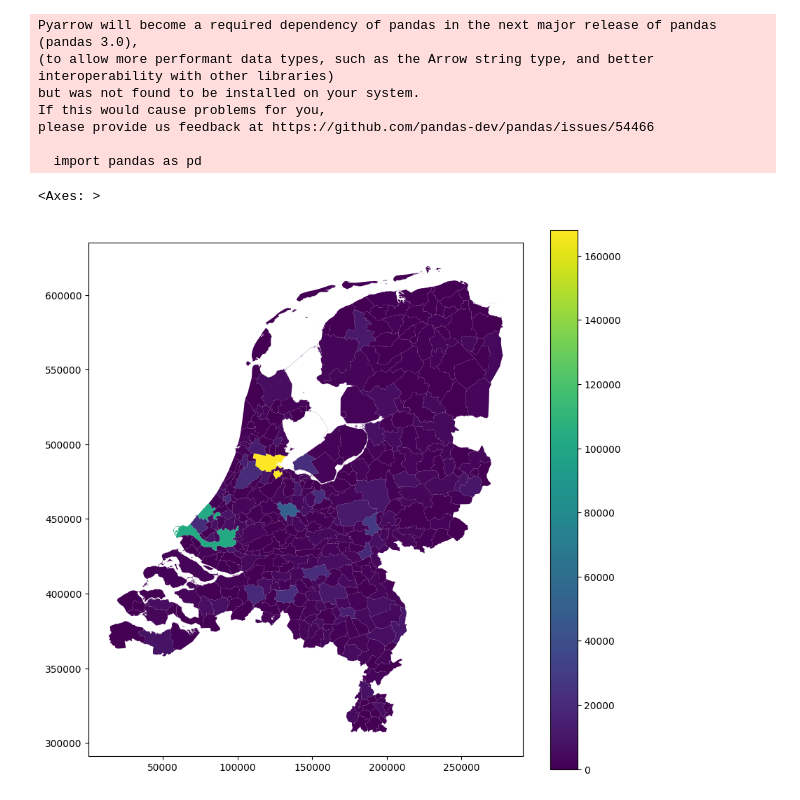
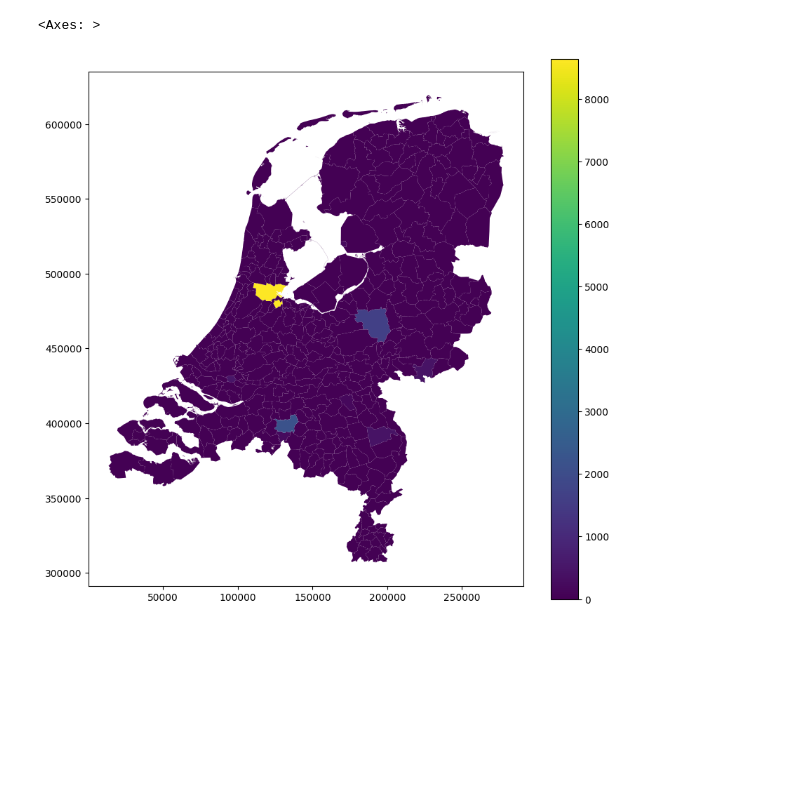
Before and after one commit to larsdekwant/covid-gravity-model, a Jupyter notebook: contact.ipynb, the cells around one changed output. Drawn from its saved outputs; the diff is of its cells as text; code cells hidden in the pictures; blank space fills up the shorter version.

Commit message:
contact tracing WIP

```diff
--- a/contact.ipynb
+++ b/contact.ipynb
@@ -1,32 +1,27 @@
 # %%
 import pandas as pd
 import geopandas as gpd
 import matplotlib.pyplot as plt
 import matplotlib
 import numpy as np
 import os
 
+run = 2
+
 path = os.getcwd() + '/Data/Model_V1/Data/High/Seed_4'
-contact_data = np.load(path + '/Runs_ref_3_3_5/Contacts.npy')
+contact_data = np.load(path + '/Runs_ref_3_3_5/Contacts_' + str(run) + '.npy')
 contact_data_per_municipality = np.sum(contact_data, axis=1)
 
 mapdf = gpd.read_file('Data/NL-geomap/gemeente_2018_v3.shp')
 mapdf = mapdf[mapdf["H2O"] == "NEE"]
 mapdf.sort_values("GM_NAAM", inplace=True)
 mapdf = mapdf.reset_index(drop=True)
 
 mapdf.insert(0, 'CONTACTS', contact_data_per_municipality)
 #pd.set_option('display.max_rows', None)
 #print(mapdf)
 
 mapdf.plot(column="CONTACTS", figsize=(10,10), legend=True)
 # %% [output]
-Pyarrow will become a required dependency of pandas in the next major release of pandas (pandas 3.0),
-(to allow more performant data types, such as the Arrow string type, and better interoperability with other libraries)
-but was not found to be installed on your system.
-If this would cause problems for you,
-please provide us feedback at https://github.com/pandas-dev/pandas/issues/54466
-
-  import pandas as pd
+<Axes: >
-<Axes: >
-[figure, old version]
+[figure, new version]
```
Also changed, not shown: 2 other files.
